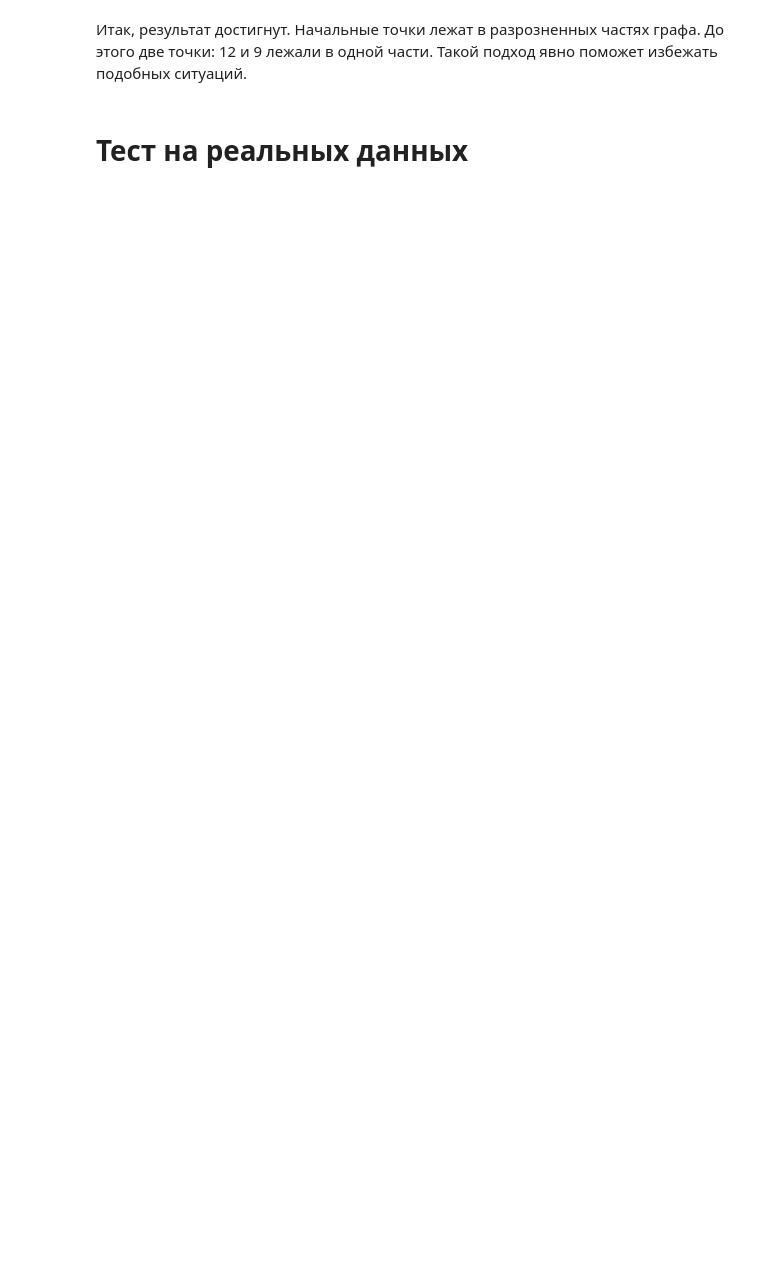
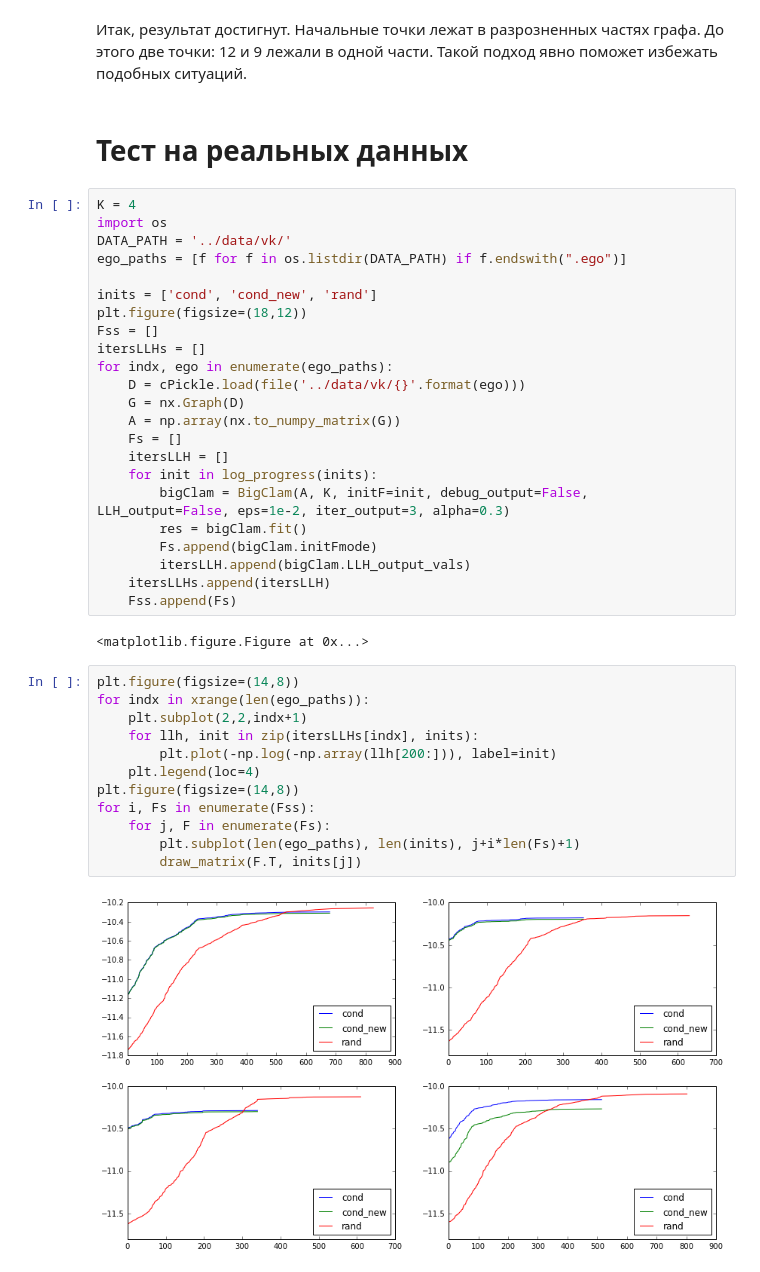
Before and after one commit to yangkuoone/WeiCLAM, a Jupyter notebook: code/Initialization.ipynb, the cells around one changed output. Cells and saved outputs as stored; diff of their text form; blank space fills up the shorter version.

Commit message:
[code] testing on real data added. Need more tests data.

```diff
--- a/code/Initialization.ipynb
+++ b/code/Initialization.ipynb
@@ -201,3 +179,42 @@ py.iplot(fig, filename='Network')
 Итак, результат достигнут. Начальные точки лежат в разрозненных частях графа. До этого две точки: 12 и 9 лежали в одной части. Такой подход явно поможет избежать подобных ситуаций.
 # %% [markdown]
 # Тест на реальных данных
+# %%
+K = 4
+import os
+DATA_PATH = '../data/vk/'
+ego_paths = [f for f in os.listdir(DATA_PATH) if f.endswith(".ego")]
+
+inits = ['cond', 'cond_new', 'rand']
+plt.figure(figsize=(18,12))
+Fss = []
+itersLLHs = []
+for indx, ego in enumerate(ego_paths):
+    D = cPickle.load(file('../data/vk/{}'.format(ego)))
+    G = nx.Graph(D)
+    A = np.array(nx.to_numpy_matrix(G))
+    Fs = []
+    itersLLH = []
+    for init in log_progress(inits):
+        bigClam = BigClam(A, K, initF=init, debug_output=False, LLH_output=False, eps=1e-2, iter_output=3, alpha=0.3)
+        res = bigClam.fit()
+        Fs.append(bigClam.initFmode)
+        itersLLH.append(bigClam.LLH_output_vals)
+    itersLLHs.append(itersLLH)
+    Fss.append(Fs)
+# %% [output]
+<matplotlib.figure.Figure at 0x...>
+# %%
+plt.figure(figsize=(14,8))
+for indx in xrange(len(ego_paths)):
+    plt.subplot(2,2,indx+1)
+    for llh, init in zip(itersLLHs[indx], inits):
+        plt.plot(-np.log(-np.array(llh[200:])), label=init)
+    plt.legend(loc=4)
+plt.figure(figsize=(14,8))
+for i, Fs in enumerate(Fss):
+    for j, F in enumerate(Fs):
+        plt.subplot(len(ego_paths), len(inits), j+i*len(Fs)+1)
+        draw_matrix(F.T, inits[j])
+# %% [output]
+[figure, added]
```
Also changed, not shown: parts of 5 cells of this notebook, 1 other file.
